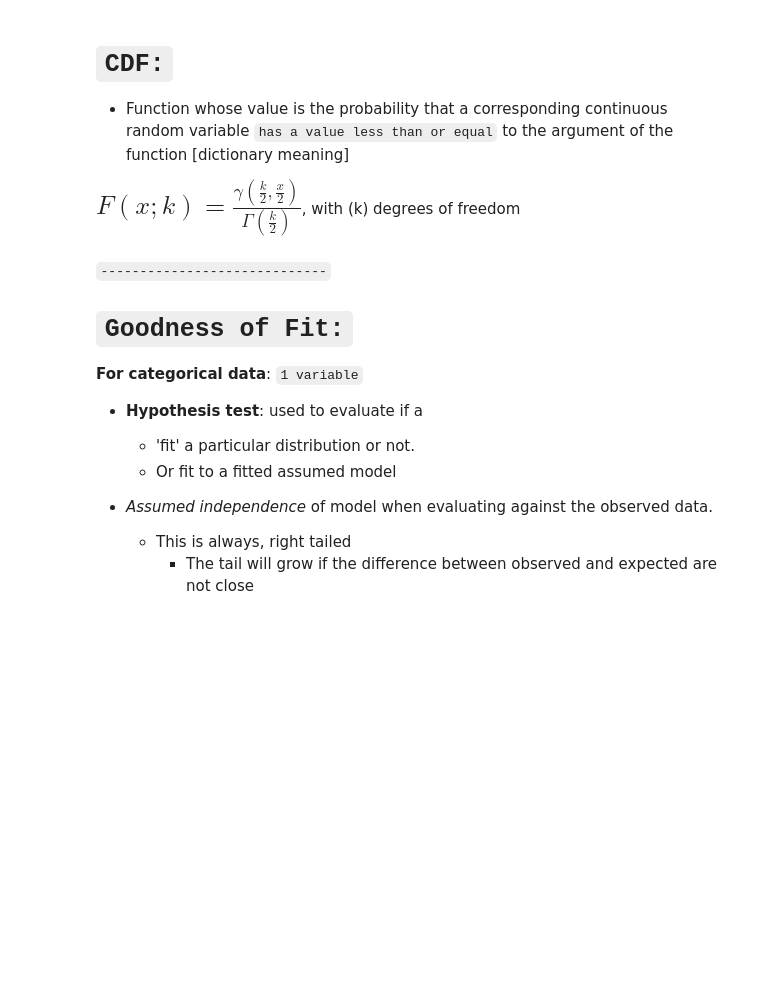
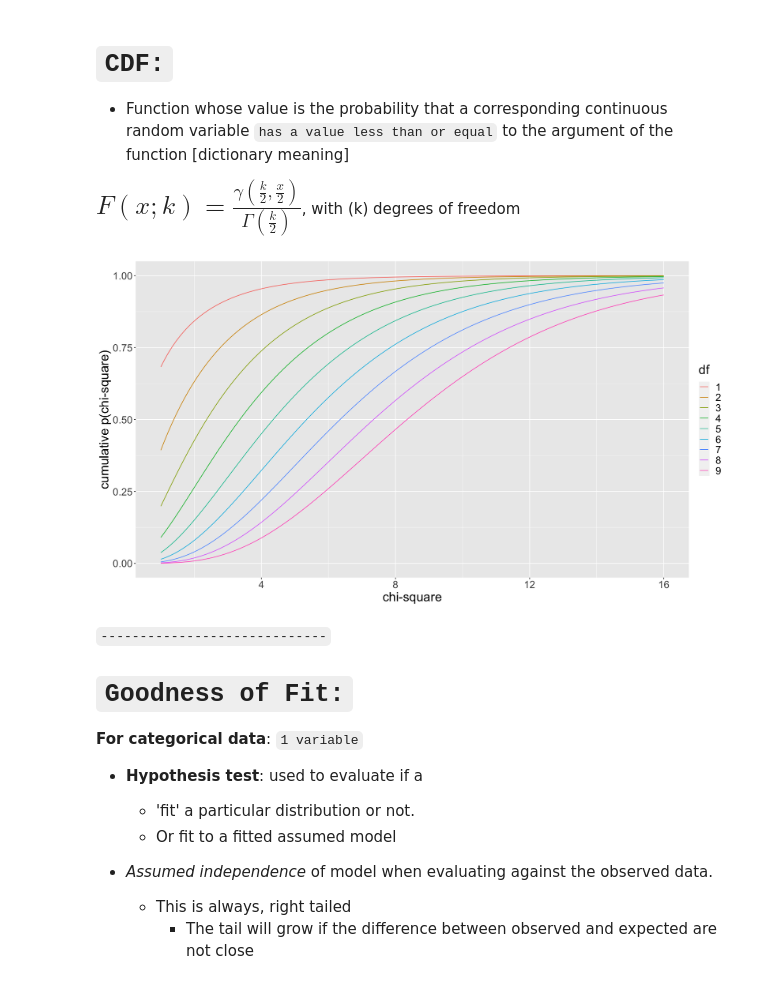
Before and after one commit to MrFuguDataScience/MLE_Basics_N_Stats, a Jupyter notebook: Chi_sq_distr.ipynb, the cells around one changed output. Drawn from its saved outputs; the diff is of its cells as text; code cells hidden in the pictures; blank space fills up the shorter version.

```diff
--- a/Chi_sq_distr.ipynb
+++ b/Chi_sq_distr.ipynb
@@ -115,6 +115,27 @@ theme(text=element_text(size=21))
 + Function whose value is the probability that a corresponding continuous random variable `has a value less than or equal` to the argument of the function [dictionary meaning]
 
 <font size=5>$F(x;k) = \frac{\gamma (\frac{k}{2}, \frac{x}{2}) }{\Gamma (\frac{k}{2})}$</font>, with (k) degrees of freedom
+# %%
+df = 9
+x = seq(1,16,0.05)
+pxd <- matrix(ncol=df, nrow=length(x))
+
+for(i in 1:df){
+  pxd[,i] <- pchisq(x, i, lower.tail = T)
+}
+
+pxd <- data.frame(pxd)
+colnames(pxd) <- c(1:df)
+pxd <- cbind(x, pxd)
+pxd <- gather(pxd, df, px, -x)
+
+ggplot(pxd, aes(x, px, color=df)) +
+  geom_line() + xlab("chi-square")+ylab("cumulative p(chi-square)")+
+theme(text=element_text(size=21))
+
+# plot from citations (plotting)
+# %% [output]
+[figure, added]
 # %% [markdown]
 `-----------------------------`
 
```
Also changed, not shown: parts of 6 cells of this notebook.
